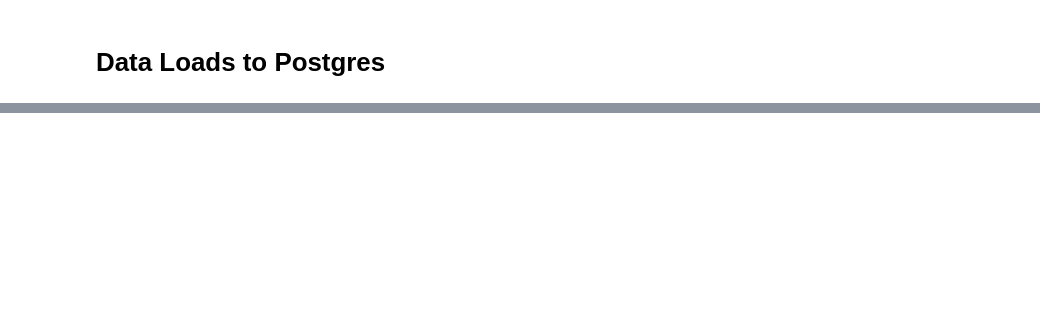
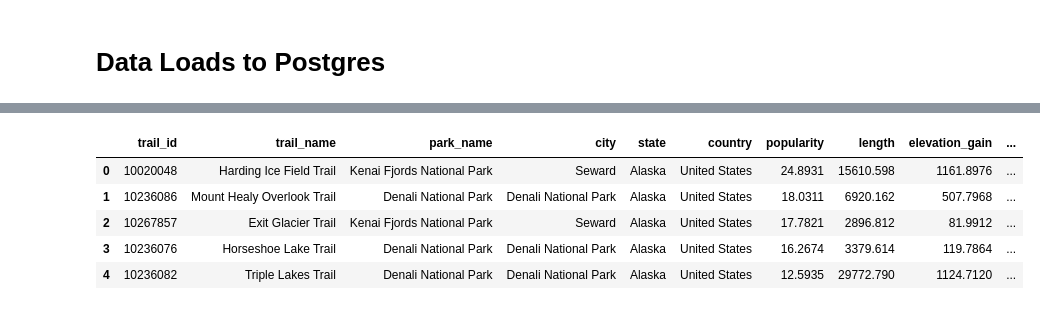
Before and after one commit to eaudunord/national_parks, a Jupyter notebook: transformations/National_Parks_Combined.ipynb, the cells around one changed output, grey strips where cells are left out. Drawn from its saved outputs; the diff is of its cells as text; code cells hidden in the pictures; blank space fills up the shorter version.

```diff
--- a/transformations/National_Parks_Combined.ipynb
+++ b/transformations/National_Parks_Combined.ipynb
@@ -59,7 +88,7 @@ trail_df.reset_index(inplace=True,drop=True)
 
 replace_dict = {'Great Sand Dunes National Park and Preserve':'Great Sand Dunes National Park',
  'Congaree National Park Wilderness':'Congaree National Park',
- 'Hawaii Volcanoes National Park':"Hawai'i Volcanoes National Park",
- 'Haleakala National Park':"Haleakalā National Park"}
+ 'Hawaii Volcanoes National Park':"Hawai'i Volcanoes National Park"
+ }
 
 trail_df.replace(replace_dict,inplace=True)
@@ -225,11 +436,18 @@ pd.read_sql_query("select * from national_parks", con=engine).head()
 # %%
 # Load the Trails database tables
-trail_df_clean.to_sql(name='park_trails', con=engine, if_exists='append', index=True)
-activities_df.to_sql(name='trail_activities', con=engine, if_exists='append', index=True)
-features_df.to_sql(name='trail_features', con=engine, if_exists='append', index=True)
+trail_df_clean.to_sql(name='park_trails', con=engine, if_exists='append', index=False)
+activities_df.to_sql(name='trail_activities', con=engine, if_exists='append', index=False)
+features_df.to_sql(name='trail_features', con=engine, if_exists='append', index=False)
 
 # Verify the data was loaded in the table
 pd.read_sql_query("select * from park_trails", con=engine).head()
+# %% [output]
+|  | trail_id | trail_name | park_name | city | state | country | popularity | length | elevation_gain | ... |
+| 0 | 10020048 | Harding Ice Field Trail | Kenai Fjords National Park | Seward | Alaska | United States | 24.8931 | 15610.598 | 1161.8976 | ... |
+| 1 | 10236086 | Mount Healy Overlook Trail | Denali National Park | Denali National Park | Alaska | United States | 18.0311 | 6920.162 | 507.7968 | ... |
+| 2 | 10267857 | Exit Glacier Trail | Kenai Fjords National Park | Seward | Alaska | United States | 17.7821 | 2896.812 | 81.9912 | ... |
+| 3 | 10236076 | Horseshoe Lake Trail | Denali National Park | Denali National Park | Alaska | United States | 16.2674 | 3379.614 | 119.7864 | ... |
+| 4 | 10236082 | Triple Lakes Trail | Denali National Park | Denali National Park | Alaska | United States | 12.5935 | 29772.790 | 1124.7120 | ... |
 # %%
 # Loading Species DataFrame into database
 species_df.to_sql(name='species', con=engine, if_exists='append', index=True)
```
Also changed, not shown: parts of 32 cells of this notebook.
